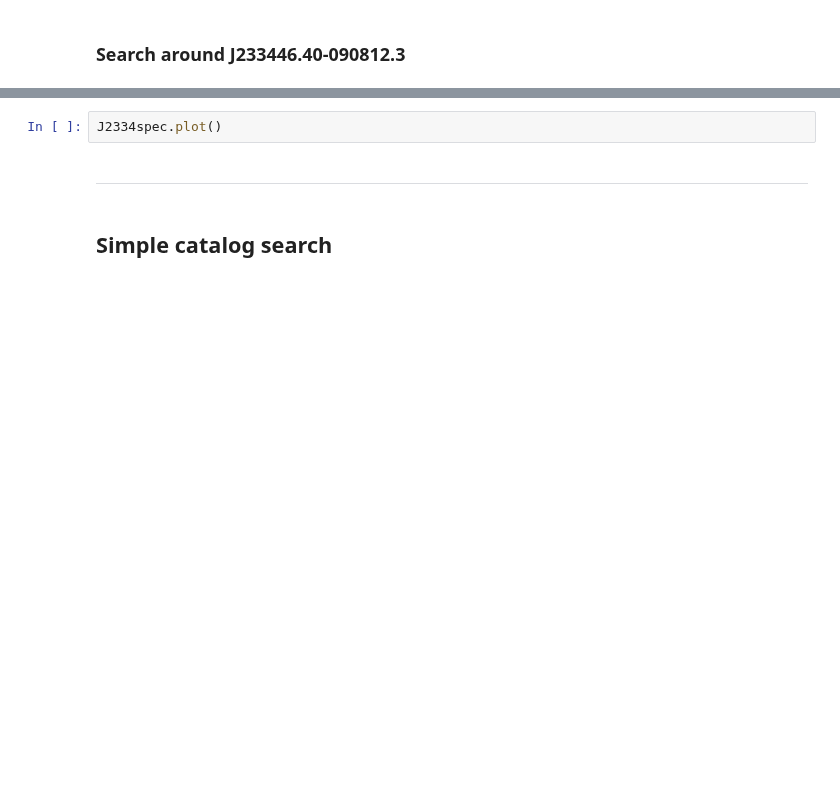
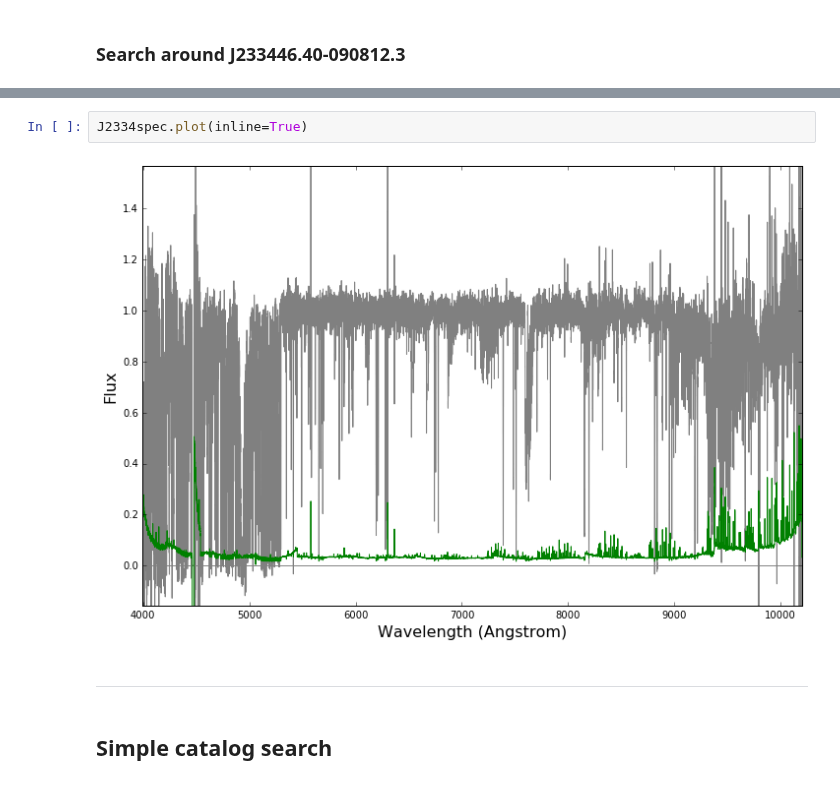
Before and after one commit to specdb/igmspec, a Jupyter notebook: docs/examples/Simple_Usage.ipynb, the cells around one changed output, grey strips where cells are left out. Drawn from its saved outputs; the diff is of its cells as text; blank space fills up the shorter version.

```diff
--- a/docs/examples/Simple_Usage.ipynb
+++ b/docs/examples/Simple_Usage.ipynb
@@ -81,5 +86,7 @@ Staged 3 spectra with 0.01008 Gb
 # %%
-J2334spec.plot()
+J2334spec.plot(inline=True)
+# %% [output]
+[figure, added]
 # %% [markdown]
 ----
 # %% [markdown]
```
Also changed, not shown: parts of 11 cells of this notebook, 7 other files.
